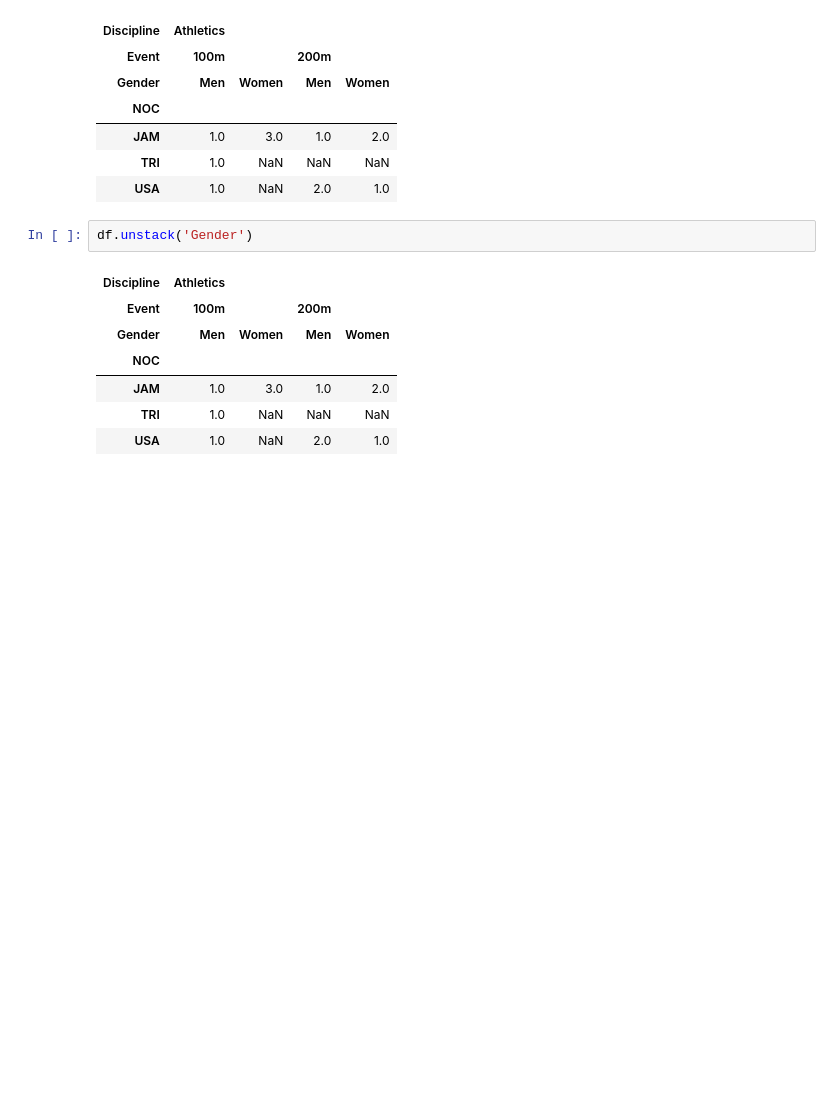
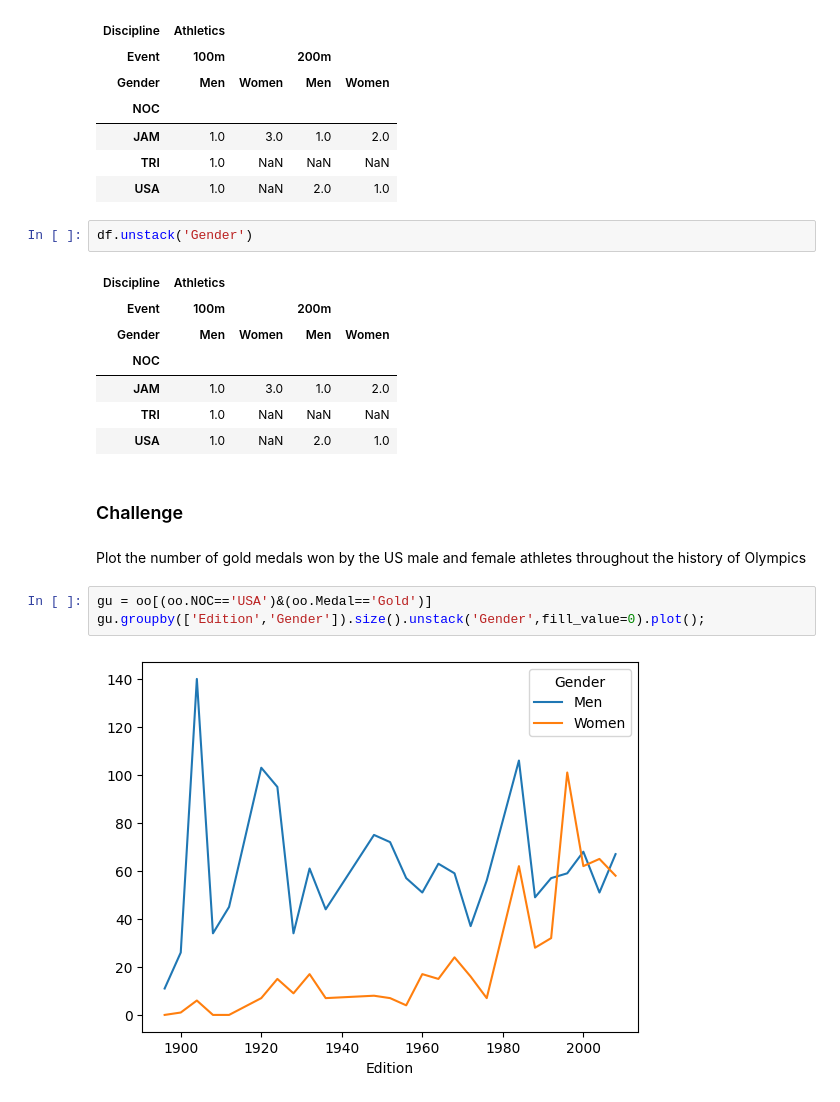
Before and after one commit to dbasdanis/python_practice, a Jupyter notebook: pandas/pandas_doc.ipynb, the cells around one changed output. Cells and saved outputs as stored; diff of their text form; blank space fills up the shorter version.

Commit message:
feat: stack unstack challenge

```diff
--- a/pandas/pandas_doc.ipynb
+++ b/pandas/pandas_doc.ipynb
@@ -1143,3 +1142,12 @@ df.unstack('Gender')
 | JAM | 1.0 | 3.0 | 1.0 | 2.0 |
 | TRI | 1.0 | NaN | NaN | NaN |
 | USA | 1.0 | NaN | 2.0 | 1.0 |
+# %% [markdown]
+### Challenge
+# %% [markdown]
+Plot the number of gold medals won by the US male and female athletes throughout the history of Olympics
+# %%
+gu = oo[(oo.NOC=='USA')&(oo.Medal=='Gold')]
+gu.groupby(['Edition','Gender']).size().unstack('Gender',fill_value=0).plot();
+# %% [output]
+[figure, added]
```
Also changed, not shown: parts of 15 cells of this notebook.
